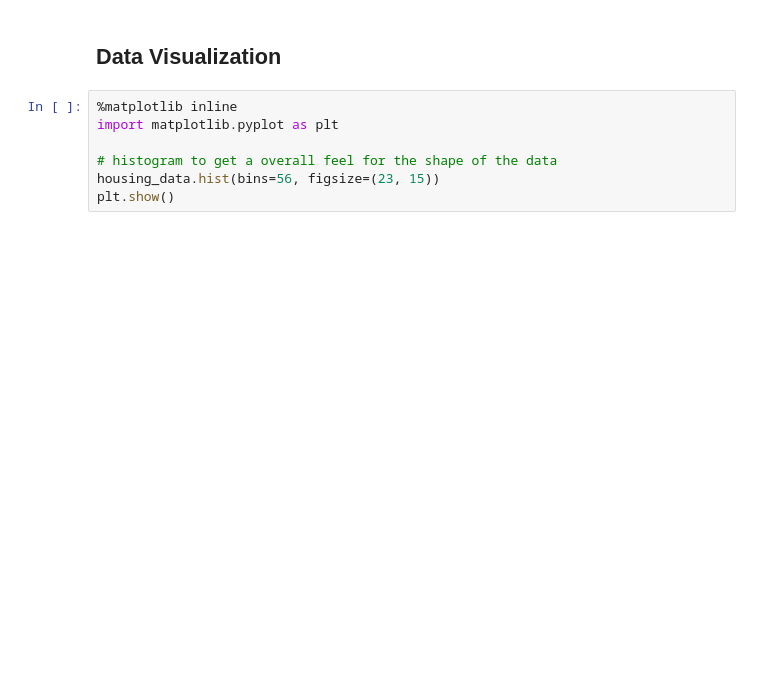
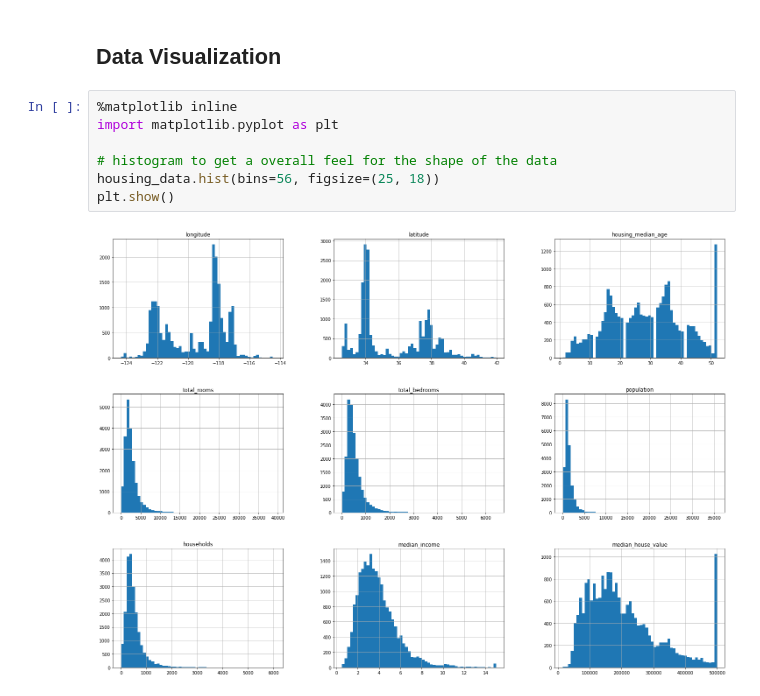
Before and after one commit to brandon-debruyn/project_machine_learning, a Jupyter notebook: california_housing_prices_1990/main.ipynb, the cells around one changed output. Drawn from its saved outputs; the diff is of its cells as text; blank space fills up the shorter version.

Commit message:
more visualization

```diff
--- a/california_housing_prices_1990/main.ipynb
+++ b/california_housing_prices_1990/main.ipynb
@@ -32,7 +110,9 @@ housing_data.describe()
 # %%
 %matplotlib inline
 import matplotlib.pyplot as plt
 
 # histogram to get a overall feel for the shape of the data
-housing_data.hist(bins=56, figsize=(23, 15))
+housing_data.hist(bins=56, figsize=(25, 18))
 plt.show()
+# %% [output]
+[figure, added]
```
Also changed, not shown: parts of 8 cells of this notebook.
